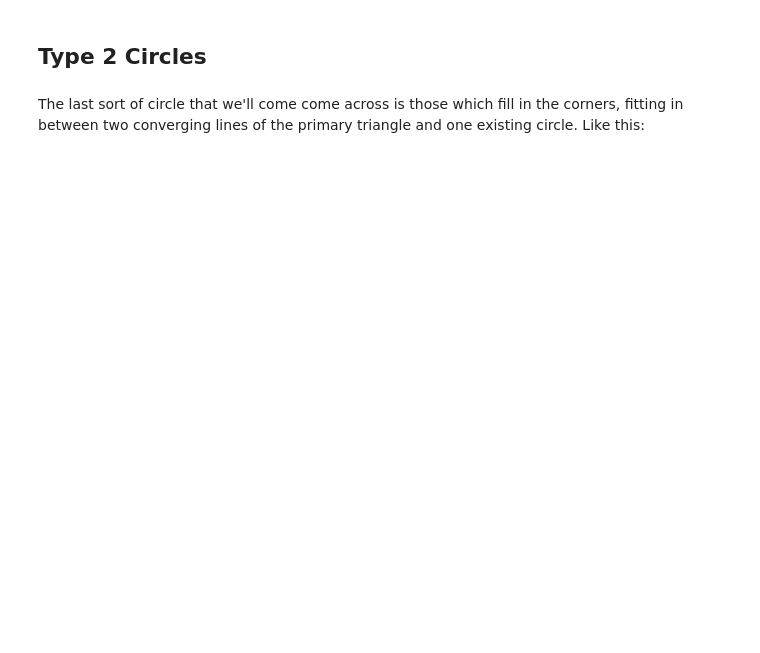
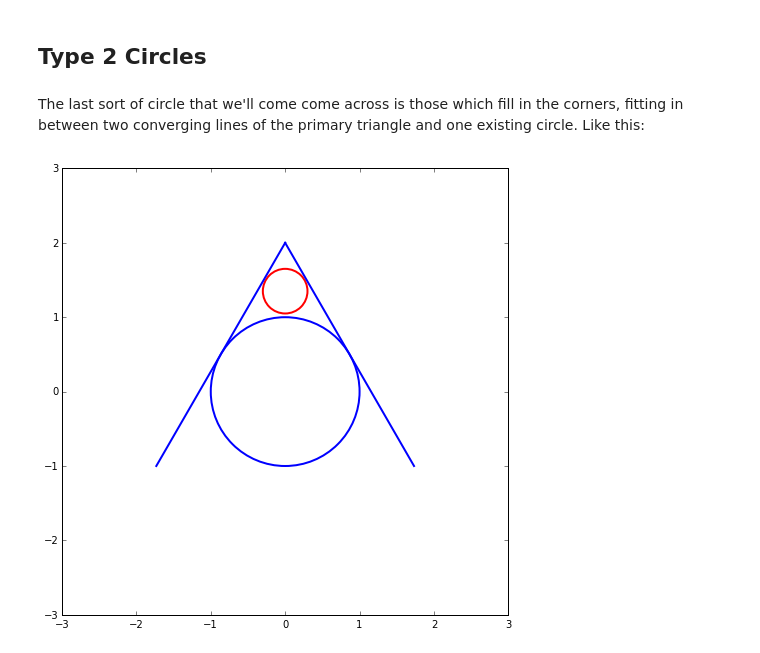
Before and after one commit to drpeteb/fractal-circles, a Jupyter notebook: Fractal-Circles.ipynb, the cells around one changed output. Saved outputs shown, nothing was run; the diff lists cells and outputs as text; code cells hidden in the pictures; blank space fills up the shorter version.

```diff
--- a/Fractal-Circles.ipynb
+++ b/Fractal-Circles.ipynb
@@ -387,3 +406,25 @@ SyntaxError: invalid syntax (<ipython-input-35-30cf3e33fb3b>, line 1)
 ## Type 2 Circles
 # %% [markdown]
 The last sort of circle that we'll come come across is those which fill in the corners, fitting in between two converging lines of the primary triangle and one existing circle. Like this:
+# %%
+# Make two lines tangent to one circle
+line1 = Line((-2*np.sqrt(3)/2,-1),(0,2))
+line2 = Line((0,2),(2*np.sqrt(3)/2,-1))
+circle = Circle((0,0),1)
+
+# Take a guess at where the incircle should go
+incircle = Circle((0,1.35),0.3)
+
+# Plot it all
+fig = plt.gcf()
+fig.gca().plot([line1.end1[0],line1.end2[0]],[line1.end1[1],line1.end2[1]],color='b',linewidth=2)
+fig.gca().plot([line2.end1[0],line2.end2[0]],[line2.end1[1],line2.end2[1]],color='b',linewidth=2)
+fig.gca().add_artist(plt.Circle(circle.cen,circle.rad,color='b',fill=False,linewidth=2))
+fig.gca().add_artist(plt.Circle(incircle.cen,incircle.rad,color='r',fill=False,linewidth=2))
+fig.gca().set_xlim((-3,3))
+fig.gca().set_ylim((-3,3))
+fig.set_size_inches(8,8)
+
+plt.show()
+# %% [output]
+[figure, added]
```
Also changed, not shown: parts of 23 cells of this notebook.
